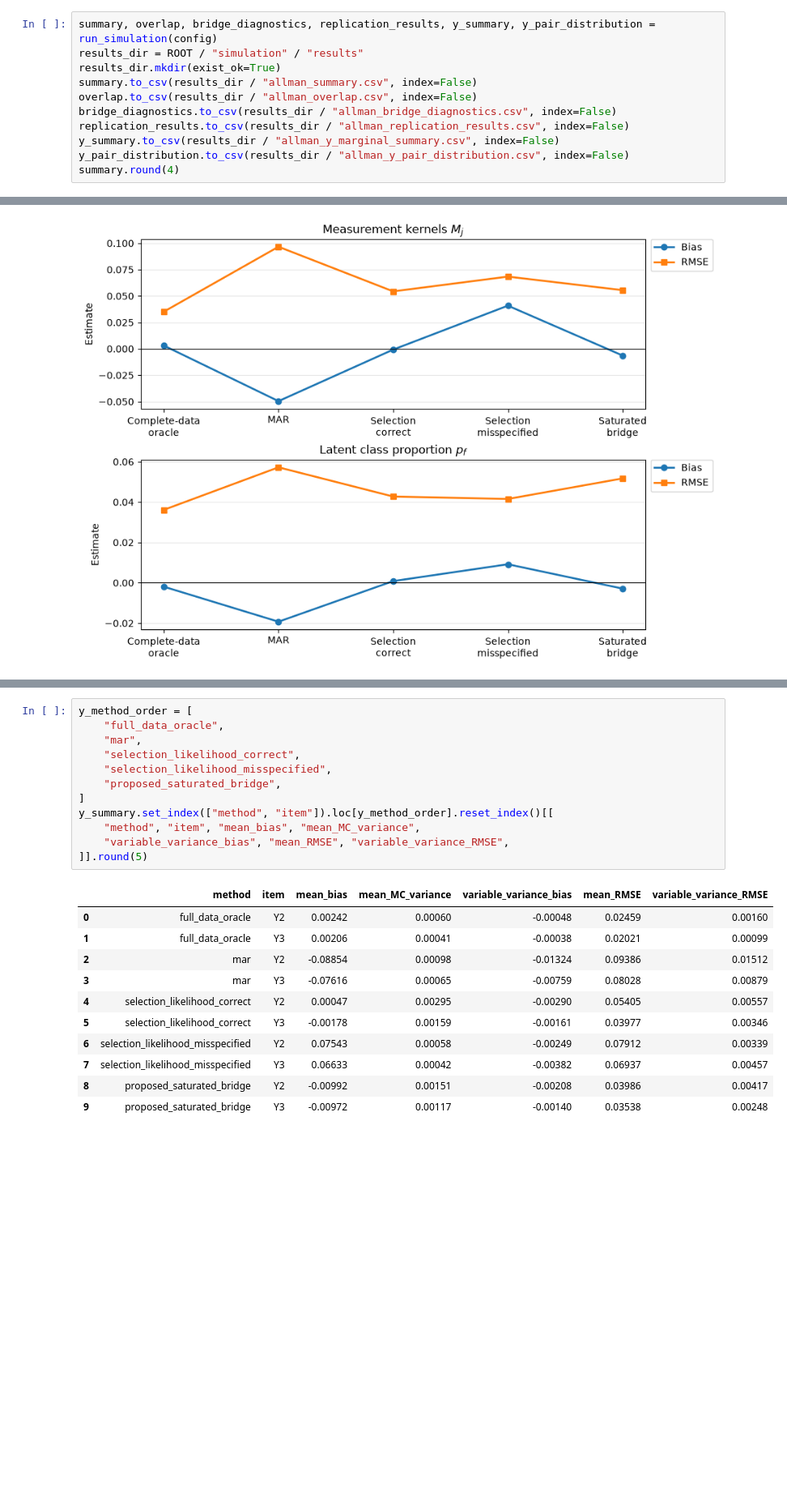
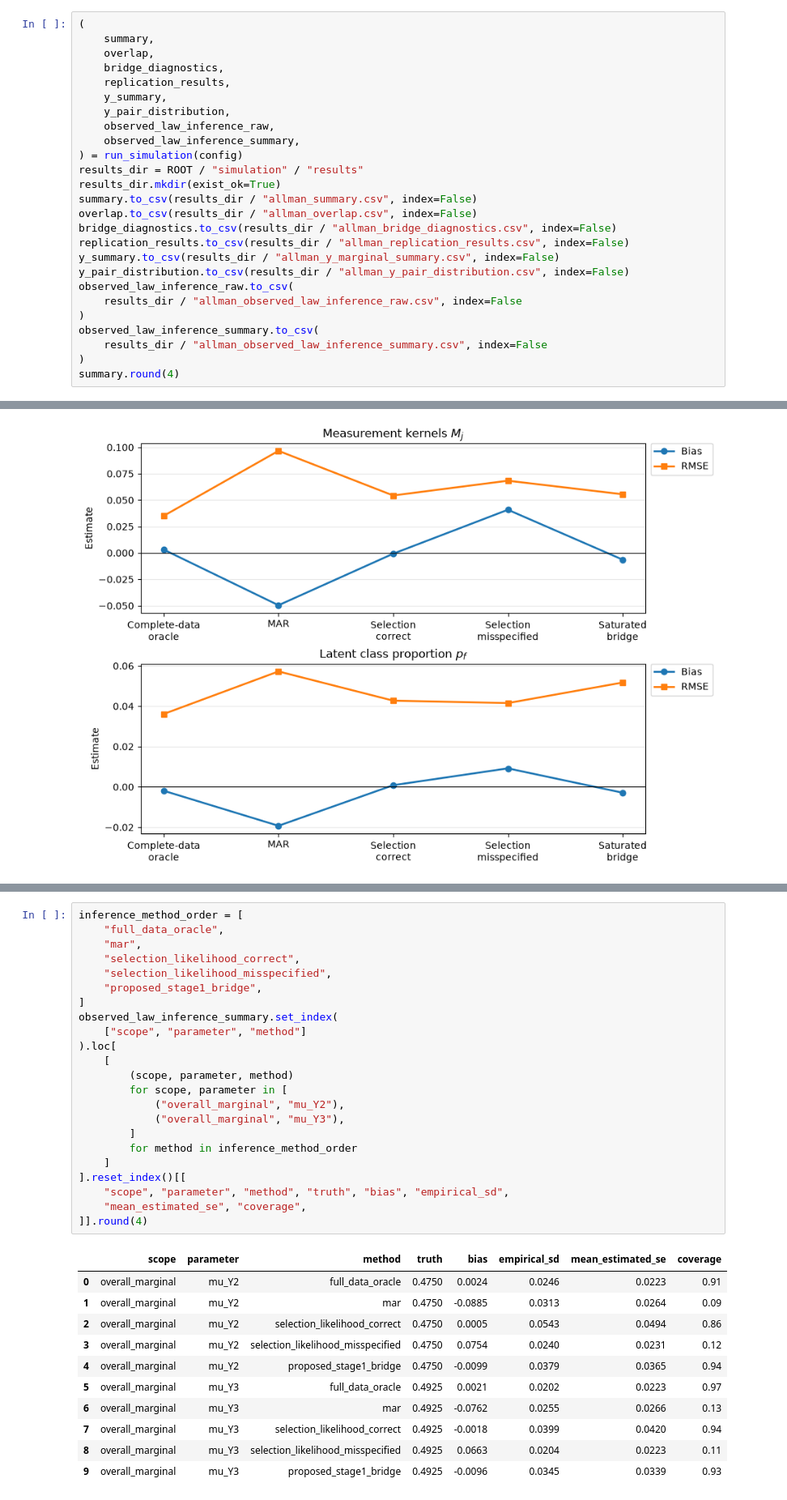
Before and after one commit to MHsamurai/missing-IV, a Jupyter notebook: simulation/allman_latent_mnar_simulation.ipynb, the cells around one changed output, grey strips where cells are left out. Shown at 81% size. Saved outputs shown, nothing was run; the diff lists cells and outputs as text; blank space fills up the shorter version.

Commit message:
Add Stage-1 observed-law inference diagnostics

```diff
--- a/simulation/allman_latent_mnar_simulation.ipynb
+++ b/simulation/allman_latent_mnar_simulation.ipynb
@@ -53,7 +57,16 @@ n=500, replications=100
 # %% [markdown]
 ## Simulation
 # %%
-summary, overlap, bridge_diagnostics, replication_results, y_summary, y_pair_distribution = run_simulation(config)
+(
+    summary,
+    overlap,
+    bridge_diagnostics,
+    replication_results,
+    y_summary,
+    y_pair_distribution,
+    observed_law_inference_raw,
+    observed_law_inference_summary,
+) = run_simulation(config)
 results_dir = ROOT / "simulation" / "results"
 results_dir.mkdir(exist_ok=True)
 summary.to_csv(results_dir / "allman_summary.csv", index=False)
@@ -62,6 +75,12 @@ bridge_diagnostics.to_csv(results_dir / "allman_bridge_diagnostics.csv", index=F
 replication_results.to_csv(results_dir / "allman_replication_results.csv", index=False)
 y_summary.to_csv(results_dir / "allman_y_marginal_summary.csv", index=False)
 y_pair_distribution.to_csv(results_dir / "allman_y_pair_distribution.csv", index=False)
+observed_law_inference_raw.to_csv(
+    results_dir / "allman_observed_law_inference_raw.csv", index=False
+)
+observed_law_inference_summary.to_csv(
+    results_dir / "allman_observed_law_inference_summary.csv", index=False
+)
 summary.round(4)
 # %% [output]
 |  | method | M_bias | M_mean_absolute_error | p_f1_bias | mean_iterations | convergence_rate | M_RMSE | ... |
@@ -184,24 +201,35 @@ for all eight binary cells. The headline figure compares the five methods, with
 # %%
-y_method_order = [
+inference_method_order = [
     "full_data_oracle",
     "mar",
     "selection_likelihood_correct",
     "selection_likelihood_misspecified",
-    "proposed_saturated_bridge",
+    "proposed_stage1_bridge",
 ]
-y_summary.set_index(["method", "item"]).loc[y_method_order].reset_index()[[
-    "method", "item", "mean_bias", "mean_MC_variance",
-    "variable_variance_bias", "mean_RMSE", "variable_variance_RMSE",
-]].round(5)
+observed_law_inference_summary.set_index(
+    ["scope", "parameter", "method"]
+).loc[
+    [
+        (scope, parameter, method)
+        for scope, parameter in [
+            ("overall_marginal", "mu_Y2"),
+            ("overall_marginal", "mu_Y3"),
+        ]
+        for method in inference_method_order
+    ]
+].reset_index()[[
+    "scope", "parameter", "method", "truth", "bias", "empirical_sd",
+    "mean_estimated_se", "coverage",
+]].round(4)
 # %% [output]
-|  | method | item | mean_bias | mean_MC_variance | variable_variance_bias | mean_RMSE | variable_variance_RMSE |
-| 0 | full_data_oracle | Y2 | 0.00242 | 0.00060 | -0.00048 | 0.02459 | 0.00160 |
-| 1 | full_data_oracle | Y3 | 0.00206 | 0.00041 | -0.00038 | 0.02021 | 0.00099 |
-| 2 | mar | Y2 | -0.08854 | 0.00098 | -0.01324 | 0.09386 | 0.01512 |
-| 3 | mar | Y3 | -0.07616 | 0.00065 | -0.00759 | 0.08028 | 0.00879 |
-| 4 | selection_likelihood_correct | Y2 | 0.00047 | 0.00295 | -0.00290 | 0.05405 | 0.00557 |
-| 5 | selection_likelihood_correct | Y3 | -0.00178 | 0.00159 | -0.00161 | 0.03977 | 0.00346 |
-| 6 | selection_likelihood_misspecified | Y2 | 0.07543 | 0.00058 | -0.00249 | 0.07912 | 0.00339 |
-| 7 | selection_likelihood_misspecified | Y3 | 0.06633 | 0.00042 | -0.00382 | 0.06937 | 0.00457 |
-| 8 | proposed_saturated_bridge | Y2 | -0.00992 | 0.00151 | -0.00208 | 0.03986 | 0.00417 |
-| 9 | proposed_saturated_bridge | Y3 | -0.00972 | 0.00117 | -0.00140 | 0.03538 | 0.00248 |
+|  | scope | parameter | method | truth | bias | empirical_sd | mean_estimated_se | coverage |
+| 0 | overall_marginal | mu_Y2 | full_data_oracle | 0.4750 | 0.0024 | 0.0246 | 0.0223 | 0.91 |
+| 1 | overall_marginal | mu_Y2 | mar | 0.4750 | -0.0885 | 0.0313 | 0.0264 | 0.09 |
+| 2 | overall_marginal | mu_Y2 | selection_likelihood_correct | 0.4750 | 0.0005 | 0.0543 | 0.0494 | 0.86 |
+| 3 | overall_marginal | mu_Y2 | selection_likelihood_misspecified | 0.4750 | 0.0754 | 0.0240 | 0.0231 | 0.12 |
+| 4 | overall_marginal | mu_Y2 | proposed_stage1_bridge | 0.4750 | -0.0099 | 0.0379 | 0.0365 | 0.94 |
+| 5 | overall_marginal | mu_Y3 | full_data_oracle | 0.4925 | 0.0021 | 0.0202 | 0.0223 | 0.97 |
+| 6 | overall_marginal | mu_Y3 | mar | 0.4925 | -0.0762 | 0.0255 | 0.0266 | 0.13 |
+| 7 | overall_marginal | mu_Y3 | selection_likelihood_correct | 0.4925 | -0.0018 | 0.0399 | 0.0420 | 0.94 |
+| 8 | overall_marginal | mu_Y3 | selection_likelihood_misspecified | 0.4925 | 0.0663 | 0.0204 | 0.0223 | 0.11 |
+| 9 | overall_marginal | mu_Y3 | proposed_stage1_bridge | 0.4925 | -0.0096 | 0.0345 | 0.0339 | 0.93 |
```
Also changed, not shown: parts of 8 cells of this notebook, 17 other files.
